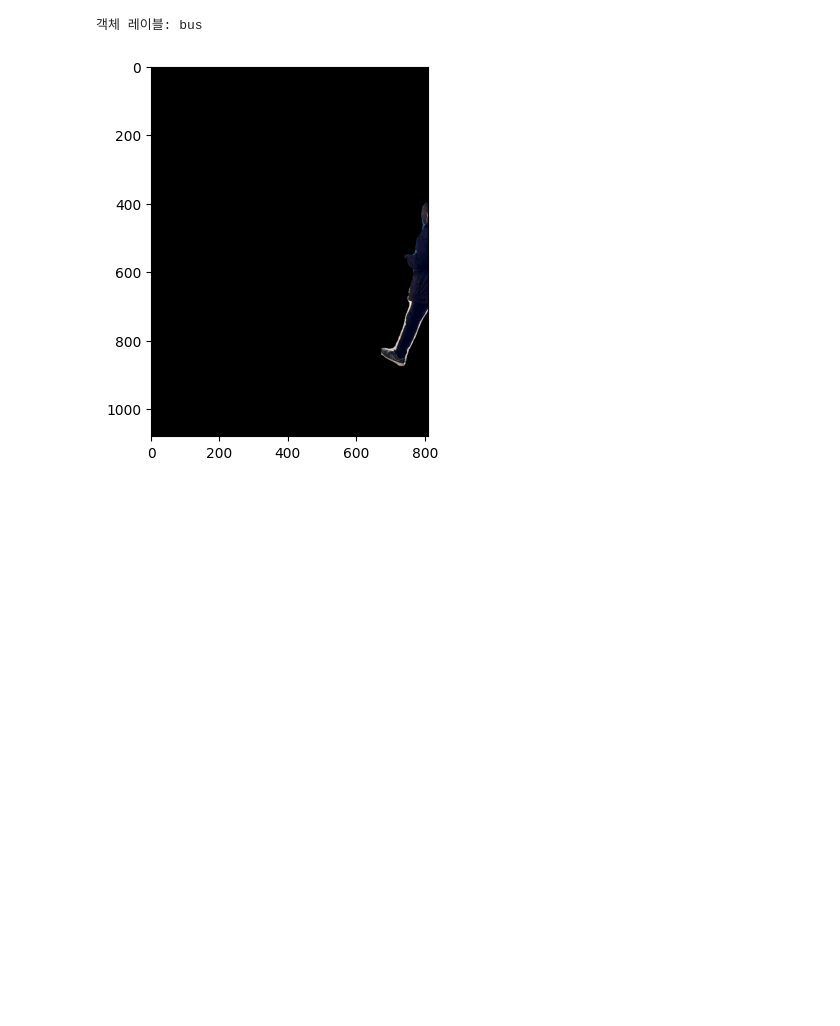
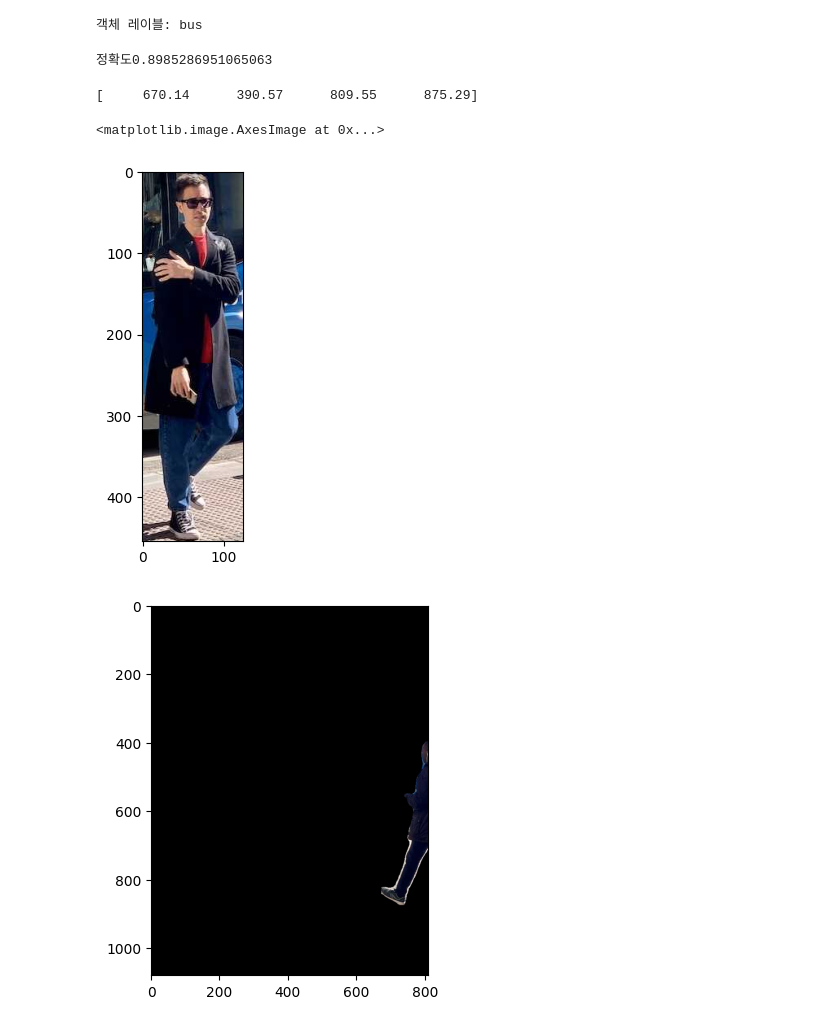
Before and after one commit to AR384/python_server, a Jupyter notebook: mini_project/traing.ipynb, the cells around one changed output. Drawn from its saved outputs; the diff is of its cells as text; code cells hidden in the pictures; blank space fills up the shorter version.

```diff
--- a/mini_project/traing.ipynb
+++ b/mini_project/traing.ipynb
@@ -92,6 +92,27 @@ box_label = results[0].boxes.cls.cpu().numpy()  # 감지된 객체의 클래스
 print(f"객체 레이블: {labels[int(box_label[0])]}")  # 해당 마스크의 레이블 출력
 # %% [output]
 객체 레이블: bus
+# %%
+conf = results[0].boxes.conf.cpu().numpy()
+print(f'정확도{conf[0]}')
+# %% [output]
+정확도0.8985286951065063
+# %%
+boxes = results[0].boxes.xyxy.cpu().numpy()
+print(boxes[1])
+# %% [output]
+[     670.14      390.57      809.55      875.29]
+# %%
+img_path = "https://ultralytics.com/images/bus.jpg"
+res = requests.get(img_path)
+img_arr = np.asarray(bytearray(res.content), dtype=np.uint8)
+img_full = cv2.imdecode(img_arr, cv2.IMREAD_COLOR)
+x1, y1, x2, y2 = boxes[3].astype(int)
+img = img_full[y1:y2,x1:x2]
+plt.imshow(cv2.cvtColor(img, cv2.COLOR_BGR2RGB))
+# %% [output]
+<matplotlib.image.AxesImage at 0x...>
+[figure, added]
 # %%
 img_path = "https://ultralytics.com/images/bus.jpg"
 response = requests.get(img_path)
```
Also changed, not shown: parts of 1 cell of this notebook, 5 other files.
